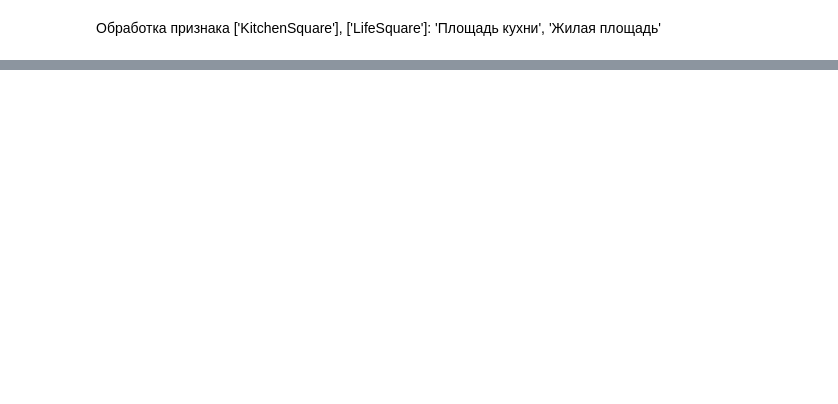
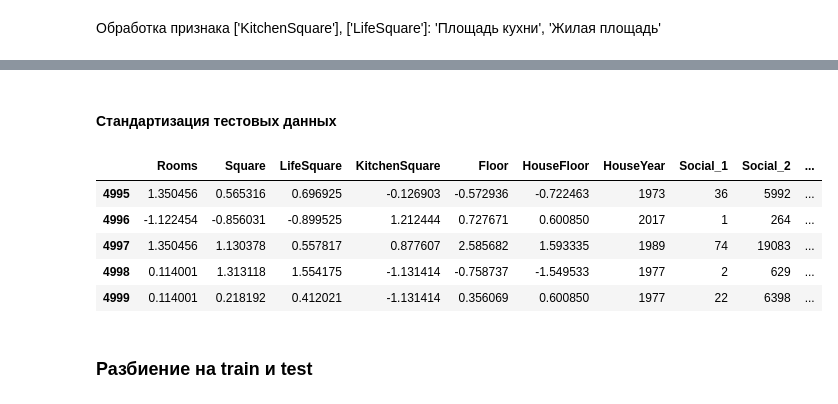
Before and after one commit to OlegRev/Python_Libraries_for_Data_Science-Numpy-Matplotlib-Scikit-learn, a Jupyter notebook: GlukharevOlegAnatolyevich_solution.ipynb, the cells around one changed output, grey strips where cells are left out. Saved outputs shown, nothing was run; the diff lists cells and outputs as text; code cells hidden in the pictures; blank space fills up the shorter version.

```diff
--- a/GlukharevOlegAnatolyevich_solution.ipynb
+++ b/GlukharevOlegAnatolyevich_solution.ipynb
@@ -518,0 +530,20 @@ rf_model.fit(X_train, y_train)
+# %% [markdown]
+#### Стандартизация тестовых данных
+# %%
+feature_names = ['Rooms', 'Square', 'LifeSquare', 'KitchenSquare', 'Floor', 'HouseFloor',
+                 'HouseYear', 'Social_1', 'Social_2', 'Social_3', 'Ecology_1',
+                 'MeanPricePerSquareMeter', 'MedPriceByDistrict', 'MeanSquare']
+
+feature_names_for_stand_test = test_df[feature_names].select_dtypes(include='float64').columns.tolist()
+stand_features = scaler.fit_transform(test_df[feature_names_for_stand_test])
+test_df[feature_names_for_stand_test] = pd.DataFrame(stand_features, columns=feature_names_for_stand_test)
+test_df[feature_names].tail()
+# %% [output]
+|  | Rooms | Square | LifeSquare | KitchenSquare | Floor | HouseFloor | HouseYear | Social_1 | Social_2 | ... |
+| 4995 | 1.350456 | 0.565316 | 0.696925 | -0.126903 | -0.572936 | -0.722463 | 1973 | 36 | 5992 | ... |
+| 4996 | -1.122454 | -0.856031 | -0.899525 | 1.212444 | 0.727671 | 0.600850 | 2017 | 1 | 264 | ... |
+| 4997 | 1.350456 | 1.130378 | 0.557817 | 0.877607 | 2.585682 | 1.593335 | 1989 | 74 | 19083 | ... |
+| 4998 | 0.114001 | 1.313118 | 1.554175 | -1.131414 | -0.758737 | -1.549533 | 1977 | 2 | 629 | ... |
+| 4999 | 0.114001 | 0.218192 | 0.412021 | -1.131414 | 0.356069 | 0.600850 | 1977 | 22 | 6398 | ... |
+# %% [markdown]
+### Разбиение на train и test
```
Also changed, not shown: parts of 75 cells of this notebook, 3 other files.
